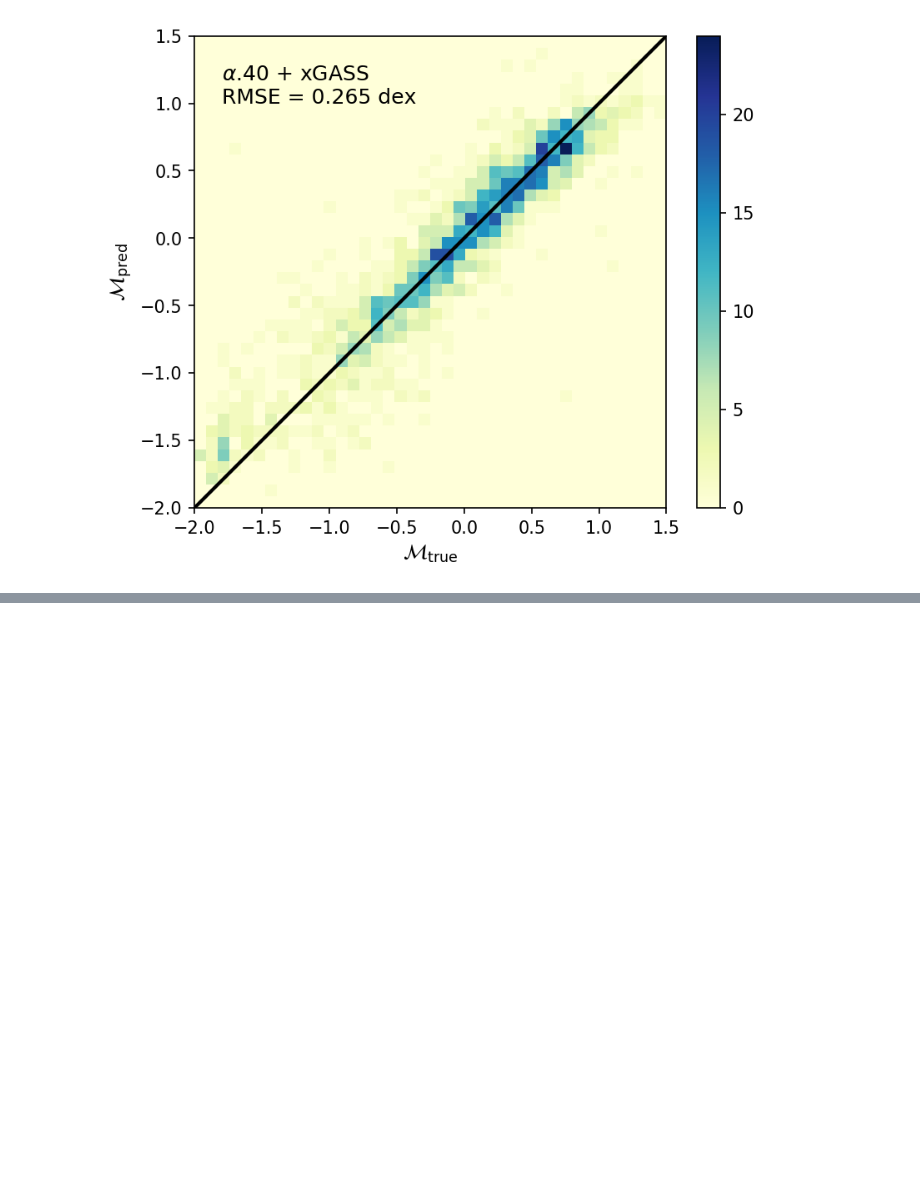
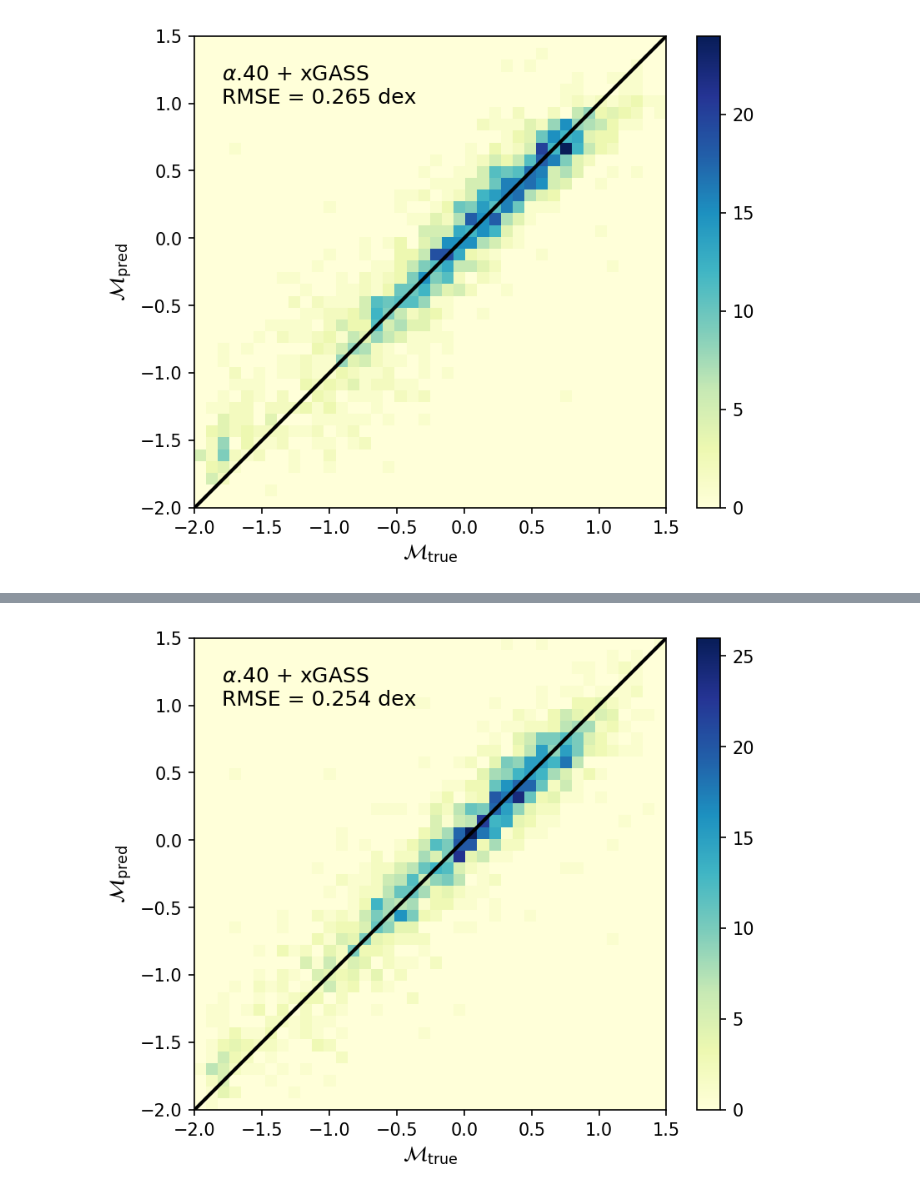
Before and after one commit to jwuphysics/HI-diversity, a Jupyter notebook: notebook/03. Training on combined ALFALFA and xGASS data.ipynb, the cells around one changed output, grey strips where cells are left out. Drawn from its saved outputs; the diff is of its cells as text; code cells hidden in the pictures; blank space fills up the shorter version.

```diff
--- a/notebook/03. Training on combined ALFALFA and xGASS data.ipynb
+++ b/notebook/03. Training on combined ALFALFA and xGASS data.ipynb
@@ -119,0 +143,2 @@ plt.text(-1.8, 1., r'$\alpha$.40 + xGASS' +'\n' + f'RMSE = {rmse:.3f} dex', font
+# %%
+learn.fit_one_cycle(80, 1e-3, wd=1e-4)
@@ -119,0 +163,5 @@ plt.text(-1.8, 1., r'$\alpha$.40 + xGASS' +'\n' + f'RMSE = {rmse:.3f} dex', font
+# %%
+# learn.save('combined-mxresnet50_80ep');
+learn.load('combined-mxresnet50_80ep');
+# %%
+preds, trues = learn.TTA(scale=1.)
@@ -119,0 +170,17 @@ plt.text(-1.8, 1., r'$\alpha$.40 + xGASS' +'\n' + f'RMSE = {rmse:.3f} dex', font
+# %%
+plt.figure(figsize=(6.2, 5), dpi=150)
+plt.hist2d(flat_np(trues), flat_np(preds), cmap='YlGnBu', range=[(-2, 1.5), (-2, 1.5)], bins=40);
+plt.plot([-2, 2], [-2, 2], c='black', ls='-', lw=2)
+
+plt.gca().set_aspect('equal')
+plt.colorbar();
+
+plt.xlabel(r'$\mathcal{M}_{\rm true}$', fontsize=12)
+plt.ylabel(r'$\mathcal{M}_{\rm pred}$', fontsize=12);
+plt.xticks(np.arange(-2, 2., .5))
+plt.yticks(np.arange(-2, 2., .5));
+
+rmse = root_mean_squared_error(trues, preds)
+plt.text(-1.8, 1., r'$\alpha$.40 + xGASS' +'\n' + f'RMSE = {rmse:.3f} dex', fontsize=12);
+# %% [output]
+[figure, added]
```
Also changed, not shown: parts of 12 cells of this notebook, 1 other file.
